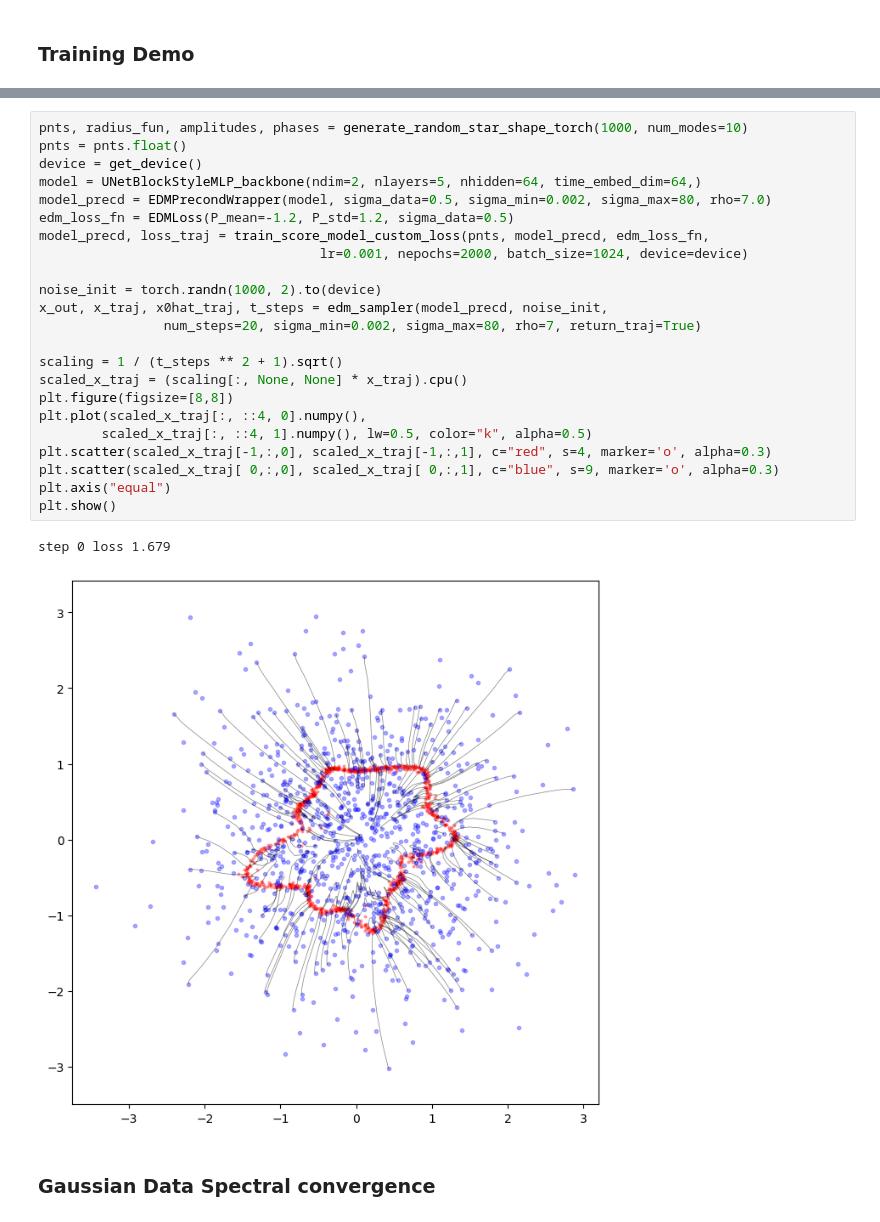
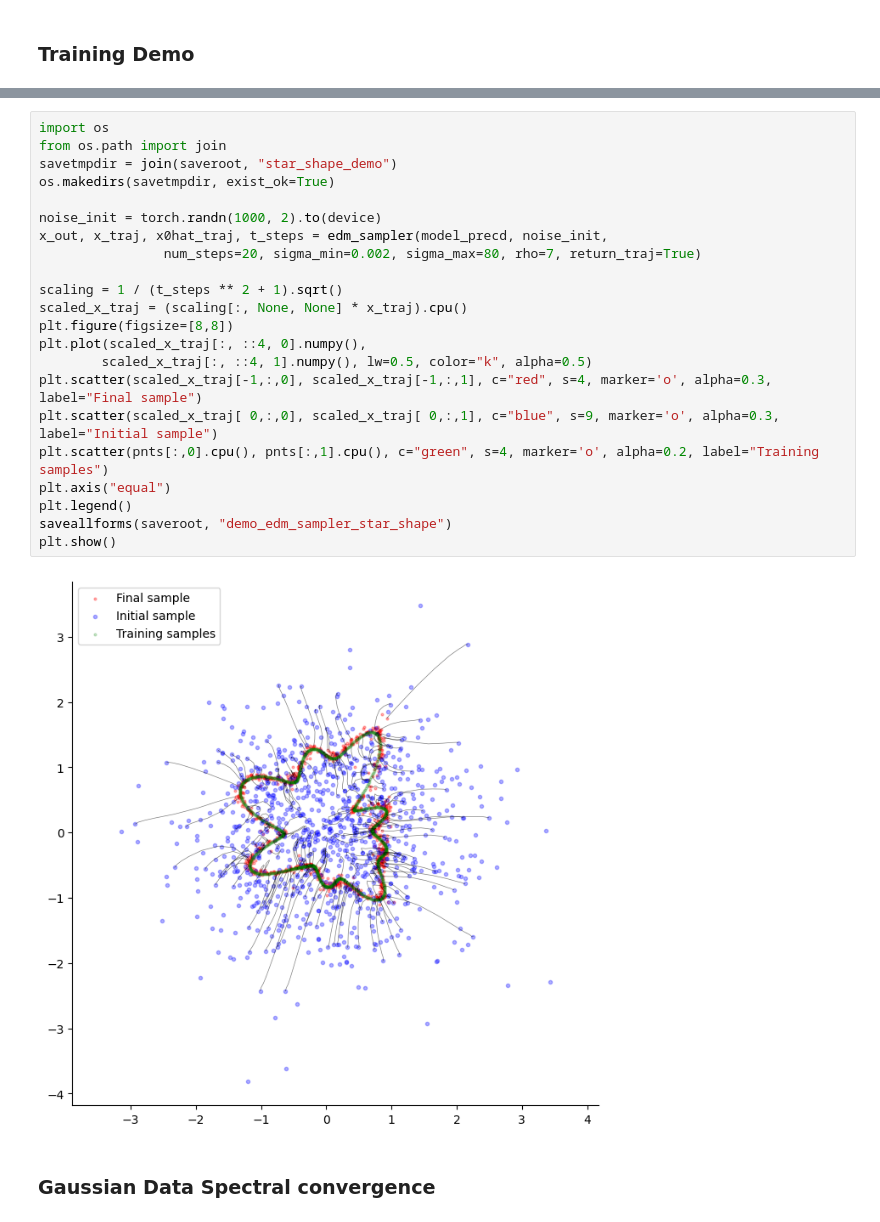
Before and after one commit to Animadversio/DiffusionLearningCurve, a Jupyter notebook: notebook/nn_learning_curve.ipynb, the cells around one changed output, grey strips where cells are left out. Saved outputs shown, nothing was run; the diff lists cells and outputs as text.

Commit message:
add nn learn curve

```diff
--- a/notebook/nn_learning_curve.ipynb
+++ b/notebook/nn_learning_curve.ipynb
@@ -39,29 +50,27 @@ def get_device():
 # %%
-pnts, radius_fun, amplitudes, phases = generate_random_star_shape_torch(1000, num_modes=10)
-pnts = pnts.float()
-device = get_device()
-model = UNetBlockStyleMLP_backbone(ndim=2, nlayers=5, nhidden=64, time_embed_dim=64,)
-model_precd = EDMPrecondWrapper(model, sigma_data=0.5, sigma_min=0.002, sigma_max=80, rho=7.0)
-edm_loss_fn = EDMLoss(P_mean=-1.2, P_std=1.2, sigma_data=0.5)
-model_precd, loss_traj = train_score_model_custom_loss(pnts, model_precd, edm_loss_fn,
-                                    lr=0.001, nepochs=2000, batch_size=1024, device=device)
+import os
+from os.path import join
+savetmpdir = join(saveroot, "star_shape_demo")
+os.makedirs(savetmpdir, exist_ok=True)
 
 noise_init = torch.randn(1000, 2).to(device)
 x_out, x_traj, x0hat_traj, t_steps = edm_sampler(model_precd, noise_init,
                 num_steps=20, sigma_min=0.002, sigma_max=80, rho=7, return_traj=True)
 
 scaling = 1 / (t_steps ** 2 + 1).sqrt()
 scaled_x_traj = (scaling[:, None, None] * x_traj).cpu()
 plt.figure(figsize=[8,8])
 plt.plot(scaled_x_traj[:, ::4, 0].numpy(),
         scaled_x_traj[:, ::4, 1].numpy(), lw=0.5, color="k", alpha=0.5)
-plt.scatter(scaled_x_traj[-1,:,0], scaled_x_traj[-1,:,1], c="red", s=4, marker='o', alpha=0.3)
-plt.scatter(scaled_x_traj[ 0,:,0], scaled_x_traj[ 0,:,1], c="blue", s=9, marker='o', alpha=0.3)
+plt.scatter(scaled_x_traj[-1,:,0], scaled_x_traj[-1,:,1], c="red", s=4, marker='o', alpha=0.3, label="Final sample")
+plt.scatter(scaled_x_traj[ 0,:,0], scaled_x_traj[ 0,:,1], c="blue", s=9, marker='o', alpha=0.3, label="Initial sample")
+plt.scatter(pnts[:,0].cpu(), pnts[:,1].cpu(), c="green", s=4, marker='o', alpha=0.2, label="Training samples")
 plt.axis("equal")
+plt.legend()
+saveallforms(saveroot, "demo_edm_sampler_star_shape")
 plt.show()
 # %% [output]
-step 0 loss 1.679
-[figure, old version]
+[figure, new version]
 # %% [markdown]
 ### Gaussian Data Spectral convergence
 # %%
```
Also changed, not shown: parts of 38 cells of this notebook, 1 other file.
